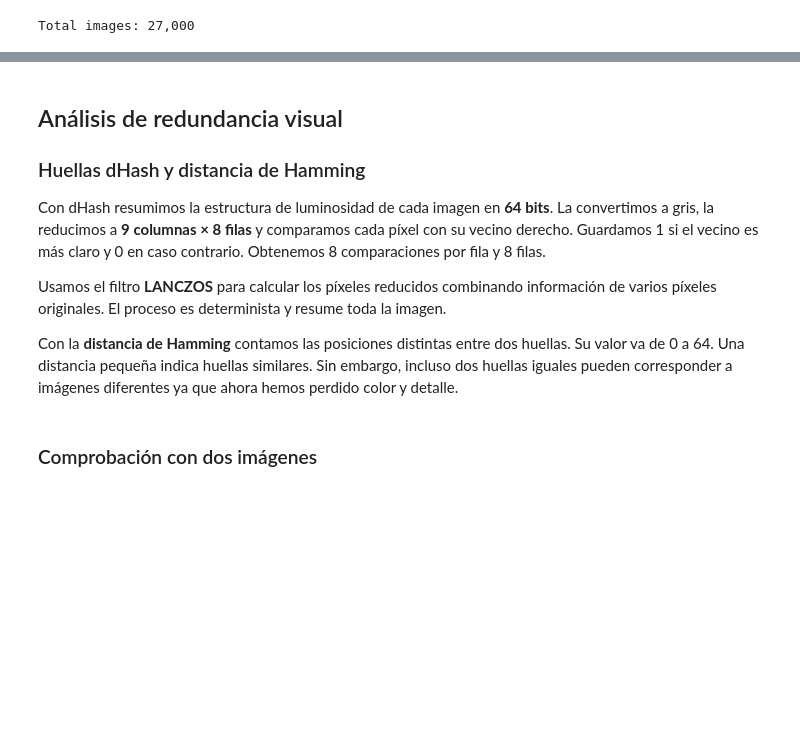
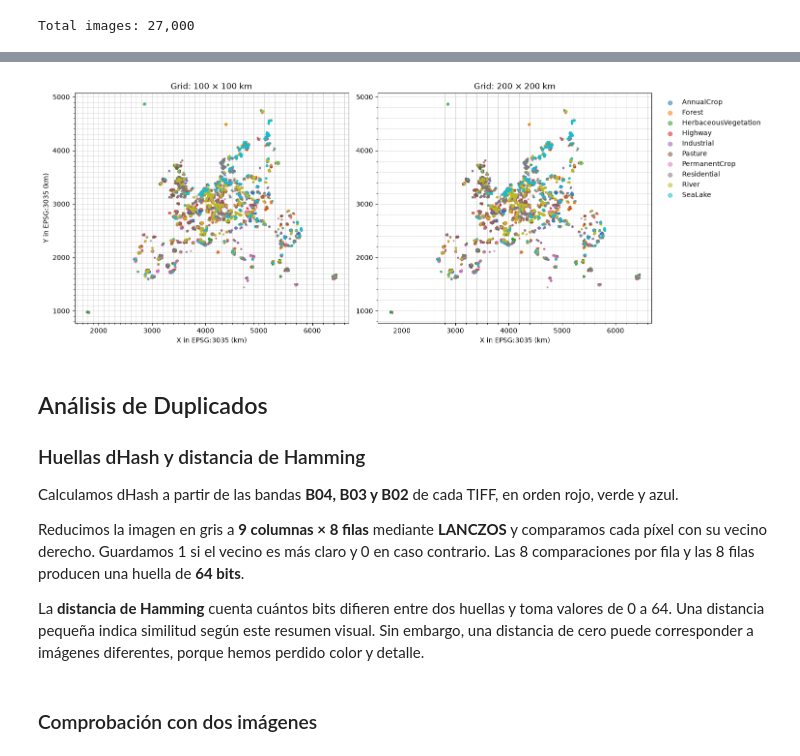
Before and after one commit to anton-p0g/Proyecto-AAPI, a Jupyter notebook: 01_preparacion_eurosat.ipynb, the cells around one changed output, grey strips where cells are left out. Drawn from its saved outputs; the diff is of its cells as text; code cells hidden in the pictures; blank space fills up the shorter version.

```diff
--- a/01_preparacion_eurosat.ipynb
+++ b/01_preparacion_eurosat.ipynb
@@ -64,11 +241,49 @@ Total images: 27,000
+# %%
+from matplotlib.ticker import MultipleLocator
+
+fig, axes = plt.subplots(
+    1, 2, figsize=(15, 8), layout="constrained"
+)
+class_names = sorted(inventory["class_name"].unique())
+colors = plt.get_cmap("tab10")
+
+for ax, grid_size_km in zip(axes, GRID_SIZES_KM):
+    for color_idx, class_name in enumerate(class_names):
+        group = inventory.loc[inventory["class_name"] == class_name]
+        ax.scatter(
+            group["x_3035_m"] / 1000,
+            group["y_3035_m"] / 1000,
+            s=4,
+            alpha=0.55,
+            color=colors(color_idx),
+            label=class_name,
+        )
+
+    ax.set_title(f"Grid: {grid_size_km} × {grid_size_km} km")
+    ax.set_xlabel("X in EPSG:3035 (km)")
+    ax.set_aspect("equal", adjustable="box")
+    ax.xaxis.set_major_locator(MultipleLocator(1000))
+    ax.yaxis.set_major_locator(MultipleLocator(1000))
+    ax.xaxis.set_minor_locator(MultipleLocator(grid_size_km))
+    ax.yaxis.set_minor_locator(MultipleLocator(grid_size_km))
+    ax.set_axisbelow(True)
+    ax.grid(which="both", color="0.8", linewidth=0.5)
+
+axes[0].set_ylabel("Y in EPSG:3035 (km)")
+axes[1].legend(
+    loc="upper left", bbox_to_anchor=(1.02, 1), markerscale=3, frameon=False
+)
+plt.show()
+# %% [output]
+[figure, added]
 # %% [markdown]
-## Análisis de redundancia visual
+## Análisis de Duplicados
 
 ### Huellas dHash y distancia de Hamming
 
-Con dHash resumimos la estructura de luminosidad de cada imagen en **64 bits**. La convertimos a gris, la reducimos a **9 columnas × 8 filas** y comparamos cada píxel con su vecino derecho. Guardamos 1 si el vecino es más claro y 0 en caso contrario. Obtenemos 8 comparaciones por fila y 8 filas.
+Calculamos dHash a partir de las bandas **B04, B03 y B02** de cada TIFF, en orden rojo, verde y azul.
 
-Usamos el filtro **LANCZOS** para calcular los píxeles reducidos combinando información de varios píxeles originales. El proceso es determinista y resume toda la imagen.
+Reducimos la imagen en gris a **9 columnas × 8 filas** mediante **LANCZOS** y comparamos cada píxel con su vecino derecho. Guardamos 1 si el vecino es más claro y 0 en caso contrario. Las 8 comparaciones por fila y las 8 filas producen una huella de **64 bits**.
 
-Con la **distancia de Hamming** contamos las posiciones distintas entre dos huellas. Su valor va de 0 a 64. Una distancia pequeña indica huellas similares. Sin embargo, incluso dos huellas iguales pueden corresponder a imágenes diferentes ya que ahora hemos perdido color y detalle.
+La **distancia de Hamming** cuenta cuántos bits difieren entre dos huellas y toma valores de 0 a 64. Una distancia pequeña indica similitud según este resumen visual. Sin embargo, una distancia de cero puede corresponder a imágenes diferentes, porque hemos perdido color y detalle.
 # %%
```
Also changed, not shown: parts of 34 cells of this notebook, 1 other file.
